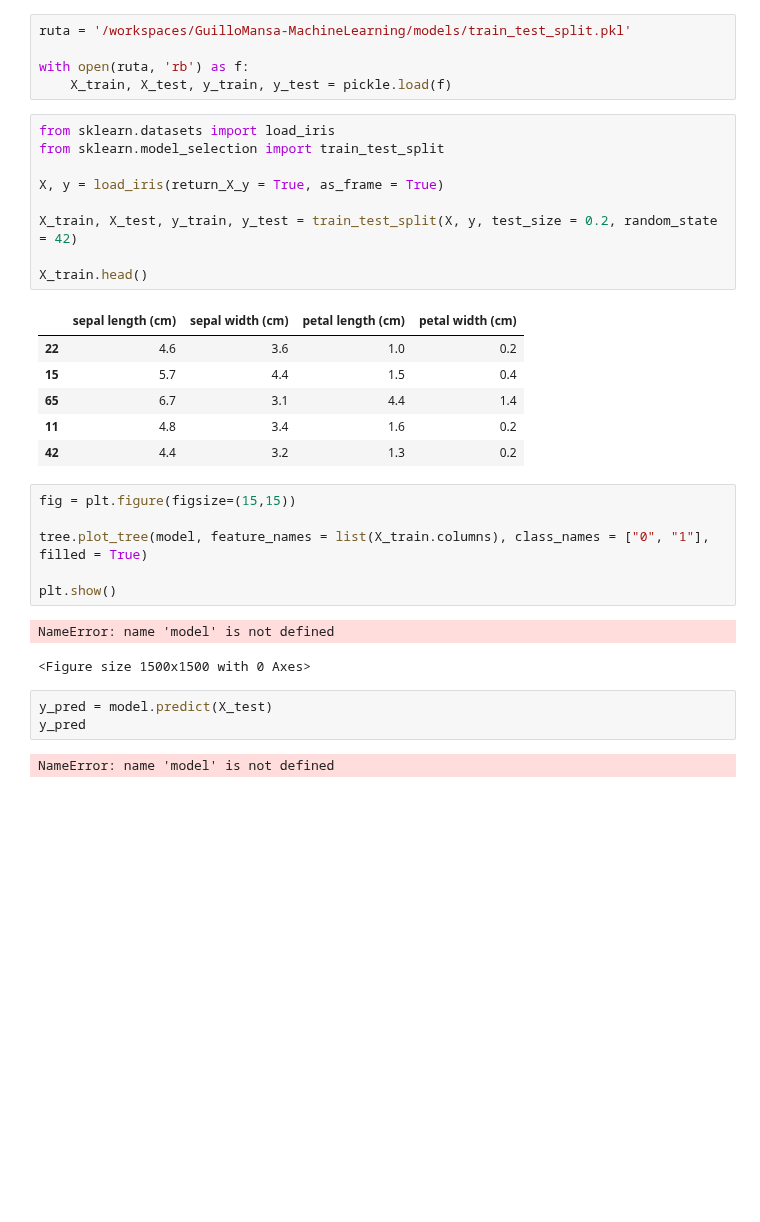
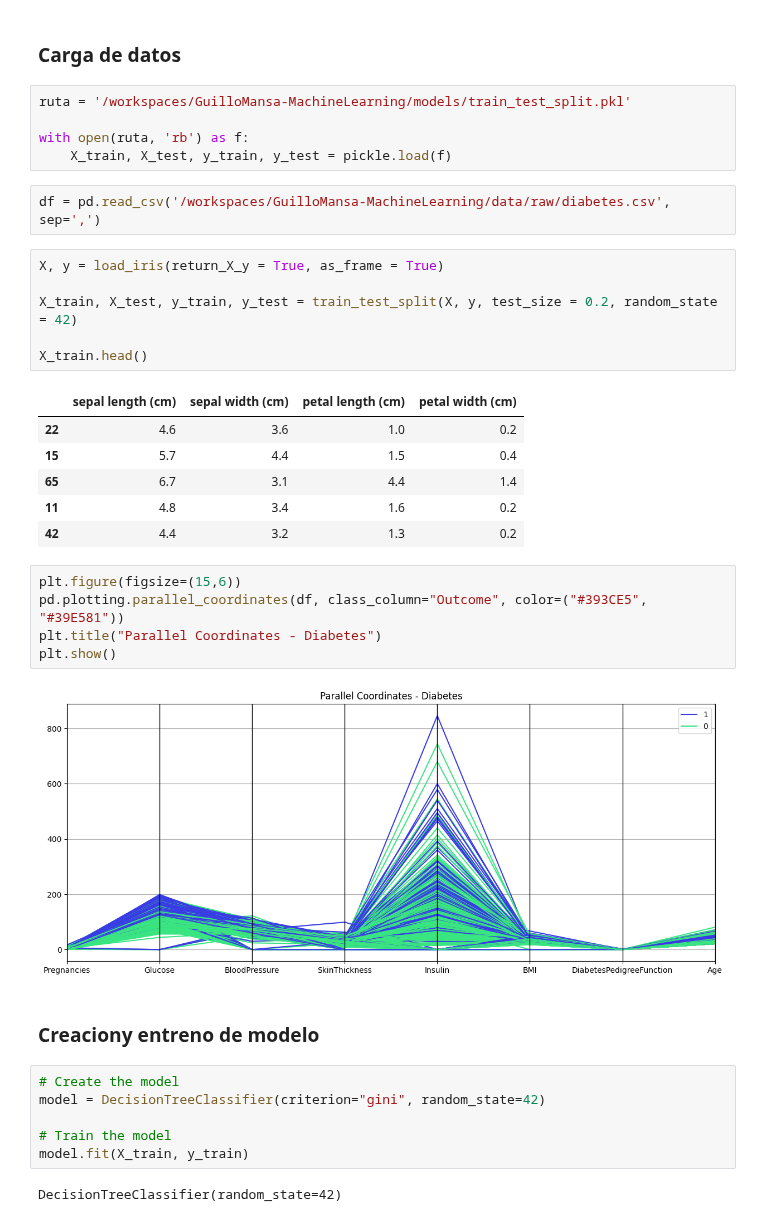
Before and after one commit to 4GeeksAcademy/GuilloMansa-MachineLearning, a Jupyter notebook: src/04-decision-tree-diabetes.ipynb, the cells around one changed output. Saved outputs shown, nothing was run; the diff lists cells and outputs as text; blank space fills up the shorter version.

```diff
--- a/src/04-decision-tree-diabetes.ipynb
+++ b/src/04-decision-tree-diabetes.ipynb
@@ -26,12 +28,13 @@ import os
+# %% [markdown]
+### **Carga de datos**
 # %%
 ruta = '/workspaces/GuilloMansa-MachineLearning/models/train_test_split.pkl'
 
 with open(ruta, 'rb') as f:
     X_train, X_test, y_train, y_test = pickle.load(f)
+# %%
+df = pd.read_csv('/workspaces/GuilloMansa-MachineLearning/data/raw/diabetes.csv', sep=',')
 # %%
-from sklearn.datasets import load_iris
-from sklearn.model_selection import train_test_split
-
 X, y = load_iris(return_X_y = True, as_frame = True)
 
 X_train, X_test, y_train, y_test = train_test_split(X, y, test_size = 0.2, random_state = 42)
@@ -44,17 +47,20 @@ X_train.head()
 | 65 | 6.7 | 3.1 | 4.4 | 1.4 |
 | 11 | 4.8 | 3.4 | 1.6 | 0.2 |
 | 42 | 4.4 | 3.2 | 1.3 | 0.2 |
-# %%
-fig = plt.figure(figsize=(15,15))
-
-tree.plot_tree(model, feature_names = list(X_train.columns), class_names = ["0", "1"], filled = True)
-
-plt.show()
-# %% [output]
-NameError: name 'model' is not defined
-<Figure size 1500x1500 with 0 Axes>
+# %%
+plt.figure(figsize=(15,6))
+pd.plotting.parallel_coordinates(df, class_column="Outcome", color=("#393CE5", "#39E581"))
+plt.title("Parallel Coordinates - Diabetes")
+plt.show()
+# %% [output]
+[figure, added]
+# %% [markdown]
+### **Creaciony entreno de modelo**
 # %%
-y_pred = model.predict(X_test)
-y_pred
+# Create the model
+model = DecisionTreeClassifier(criterion="gini", random_state=42)
+
+# Train the model
+model.fit(X_train, y_train)
 # %% [output]
-NameError: name 'model' is not defined
+DecisionTreeClassifier(random_state=42)
```
Also changed, not shown: parts of 15 cells of this notebook, 1 other file.
